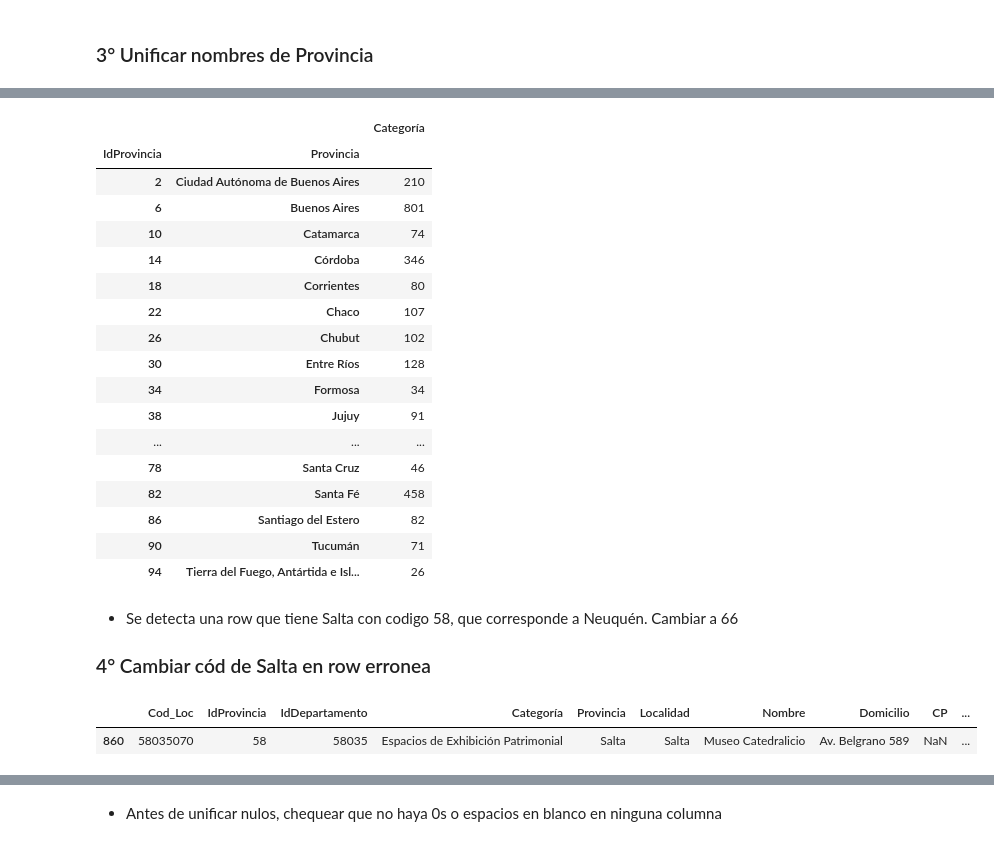
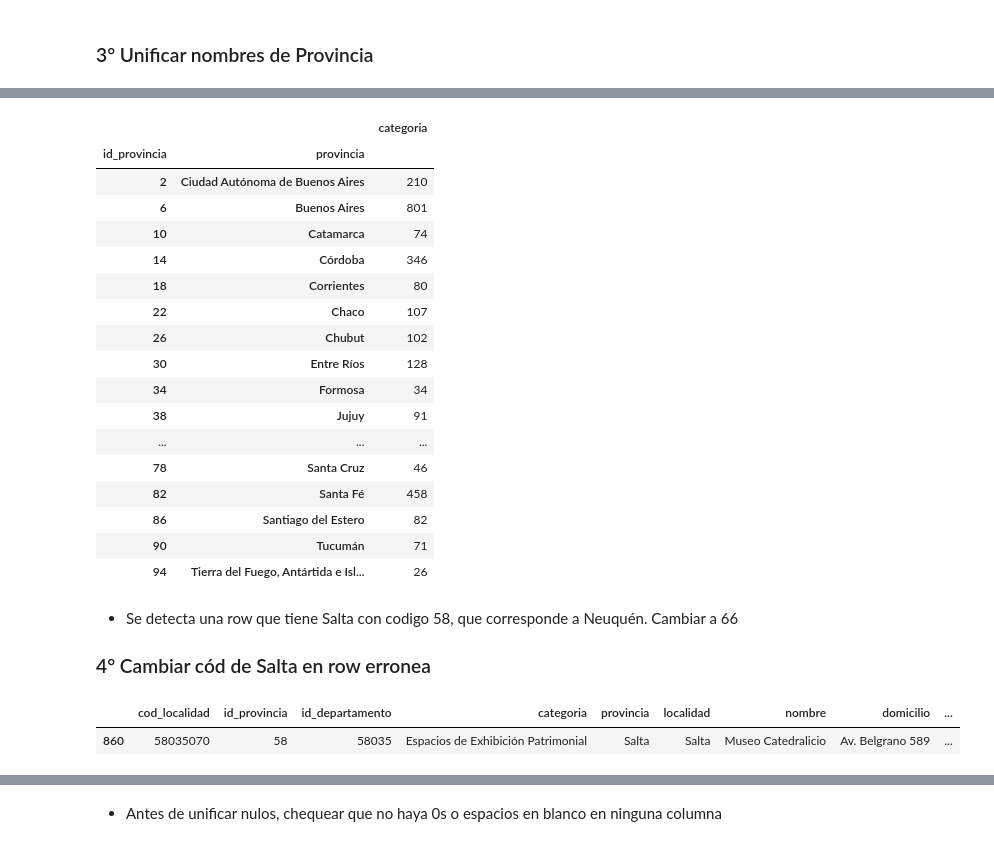
Before and after one commit to gonzalezgbr/challenge_alkemy_python, a Jupyter notebook: arculturaletl/notebooks/explore.ipynb, the cells around one changed output, grey strips where cells are left out. Saved outputs shown, nothing was run; the diff lists cells and outputs as text; code cells hidden in the pictures.

```diff
--- a/arculturaletl/notebooks/explore.ipynb
+++ b/arculturaletl/notebooks/explore.ipynb
@@ -50,8 +50,9 @@ Index(['Cod_Loc', 'IdProvincia', 'IdDepartamento', 'Observaciones',
 # provincia, localidad, nombre, domicilio, código postal, número de teléfono, mail, web
 
 # Cargar nombres de columnas de interés de cada df en mismo orden
-columns = ['Cod_Loc', 'IdProvincia', 'IdDepartamento', 'Categoría', 'Provincia',
-            'Localidad','Nombre','Domicilio', 'CP', 'Cod_tel', 'Teléfono', 'Mail', 'Web']
+columns = ['cod_localidad', 'id_provincia', 'id_departamento', 'categoria',
+                'provincia', 'localidad','nombre','domicilio', 'codigo_postal', 'Cod_tel',
+                'Teléfono', 'mail', 'web' ]
 bibliotecas_columns = ['Cod_Loc', 'IdProvincia', 'IdDepartamento', 'Categoría',
                         'Provincia', 'Localidad','Nombre','Domicilio', 'CP', 'Cod_tel',
                         'Teléfono', 'Mail', 'Web']
@@ -120,17 +121,17 @@ def make_phone_number(row):
             cod = str(row['Cod_tel']).strip()
             if cod.find('.0') != -1:
                 cod = cod[:cod.find('.0')]
-            row['Nro_Teléfono'] = cod + ' ' + tel
+            row['telefono'] = cod + ' ' + tel
         else:
-            row['Nro_Teléfono'] = tel
+            row['telefono'] = tel
     else:
     # si no tengo número de teléfono no me interesa si hay código de área
-        row['Nro_Teléfono'] = np.nan
+        row['telefono'] = np.nan
     return row
 
 master_df = master_df.apply(make_phone_number, axis='columns')
 
-master_df[['Cod_tel', 'Teléfono', 'Nro_Teléfono']].sample(12)
+master_df[['Cod_tel', 'Teléfono', 'telefono']].sample(12)
 master_df.drop(['Cod_tel', 'Teléfono'], inplace=True, axis='columns')
 columns.remove('Cod_tel')
 columns.remove('Teléfono')
@@ -213,20 +235,18 @@ Name: IdProvincia, dtype: int64
 # %%
-master_df[['IdProvincia', 'Provincia', 'Categoría']].groupby(['IdProvincia', 'Provincia']).count().sort_values(by='IdProvincia')
-
 def unify_province_names(row):
-    if row['Provincia'] == 'Neuquén\xa0':
-        row['Provincia'] = 'Neuquén'
-    elif row['Provincia'] == 'Santa Fe':
-        row['Provincia'] = 'Santa Fé'
-    elif row['Provincia'] == 'Tierra del Fuego':
-        row['Provincia'] = 'Tierra del Fuego, Antártida e Islas del Atlántico Sur'
+    if row['provincia'] == 'Neuquén\xa0':
+        row['provincia'] = 'Neuquén'
+    elif row['provincia'] == 'Santa Fe':
+        row['provincia'] = 'Santa Fé'
+    elif row['provincia'] == 'Tierra del Fuego':
+        row['provincia'] = 'Tierra del Fuego, Antártida e Islas del Atlántico Sur'
     return row
 master_df = master_df.apply(unify_province_names, axis='columns')
 
-master_df[['IdProvincia', 'Provincia', 'Categoría']].groupby(['IdProvincia', 'Provincia']).count().sort_values(by='IdProvincia')
+master_df[['id_provincia', 'provincia', 'categoria']].groupby(['id_provincia', 'provincia']).count().sort_values(by='id_provincia')
 # %% [output]
-|  |  | Categoría |
-| IdProvincia | Provincia |  |
+|  |  | categoria |
+| id_provincia | provincia |  |
 | 2 | Ciudad Autónoma de Buenos Aires | 210 |
 | 6 | Buenos Aires | 801 |
 | 10 | Catamarca | 74 |
@@ -248,8 +268,8 @@ master_df[['IdProvincia', 'Provincia', 'Categoría']].groupby(['IdProvincia', 'P
 ### 4° Cambiar cód de Salta en row erronea
 # %%
 # Chequear si lo que está incorrecto es el codigo o el nombre de la pcia.
-master_df.loc[(master_df['Provincia'] == 'Salta') & (master_df['IdProvincia'] == 58)]
+master_df.loc[(master_df['provincia'] == 'Salta') & (master_df['id_provincia'] == 58)]
 # %% [output]
-|  | Cod_Loc | IdProvincia | IdDepartamento | Categoría | Provincia | Localidad | Nombre | Domicilio | CP | ... |
-| 860 | 58035070 | 58 | 58035 | Espacios de Exhibición Patrimonial | Salta | Salta | Museo Catedralicio | Av. Belgrano 589 | NaN | ... |
+|  | cod_localidad | id_provincia | id_departamento | categoria | provincia | localidad | nombre | domicilio | ... |
+| 860 | 58035070 | 58 | 58035 | Espacios de Exhibición Patrimonial | Salta | Salta | Museo Catedralicio | Av. Belgrano 589 | ... |
 # %%
```
Also changed, not shown: parts of 20 cells of this notebook.
